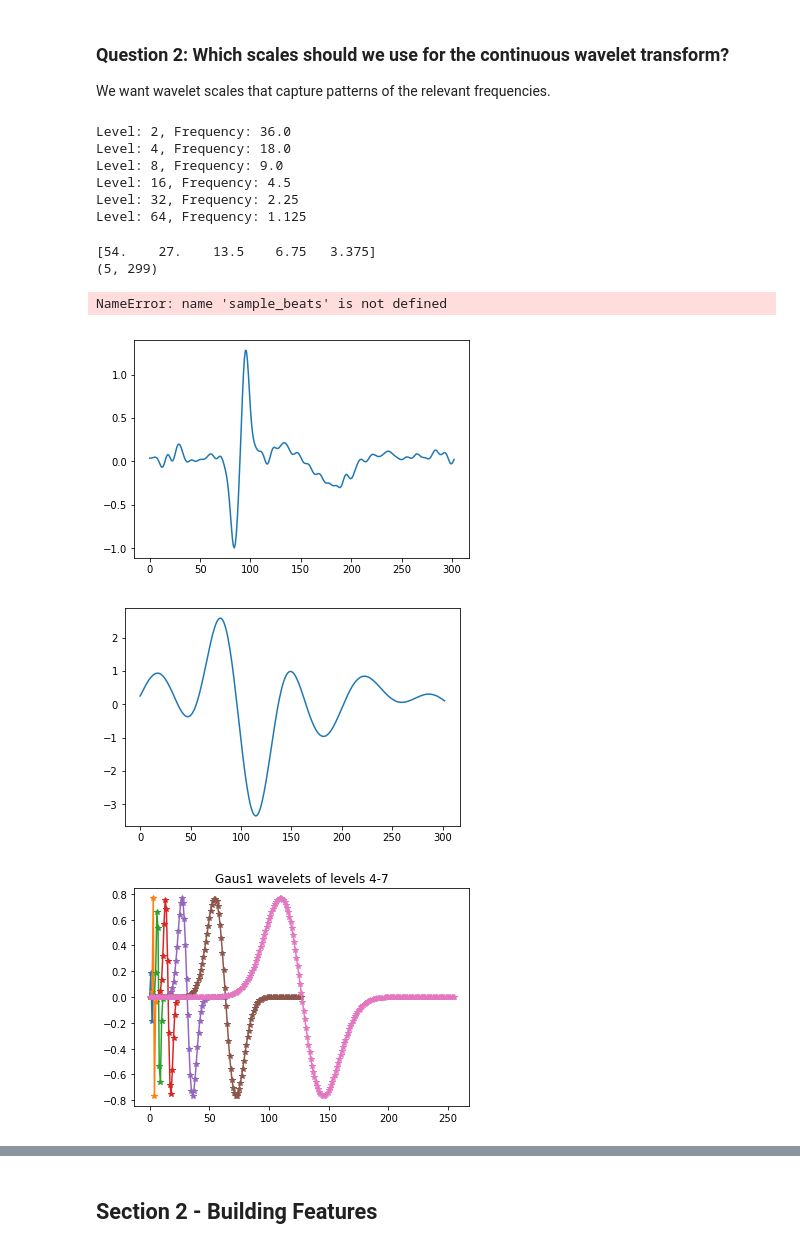
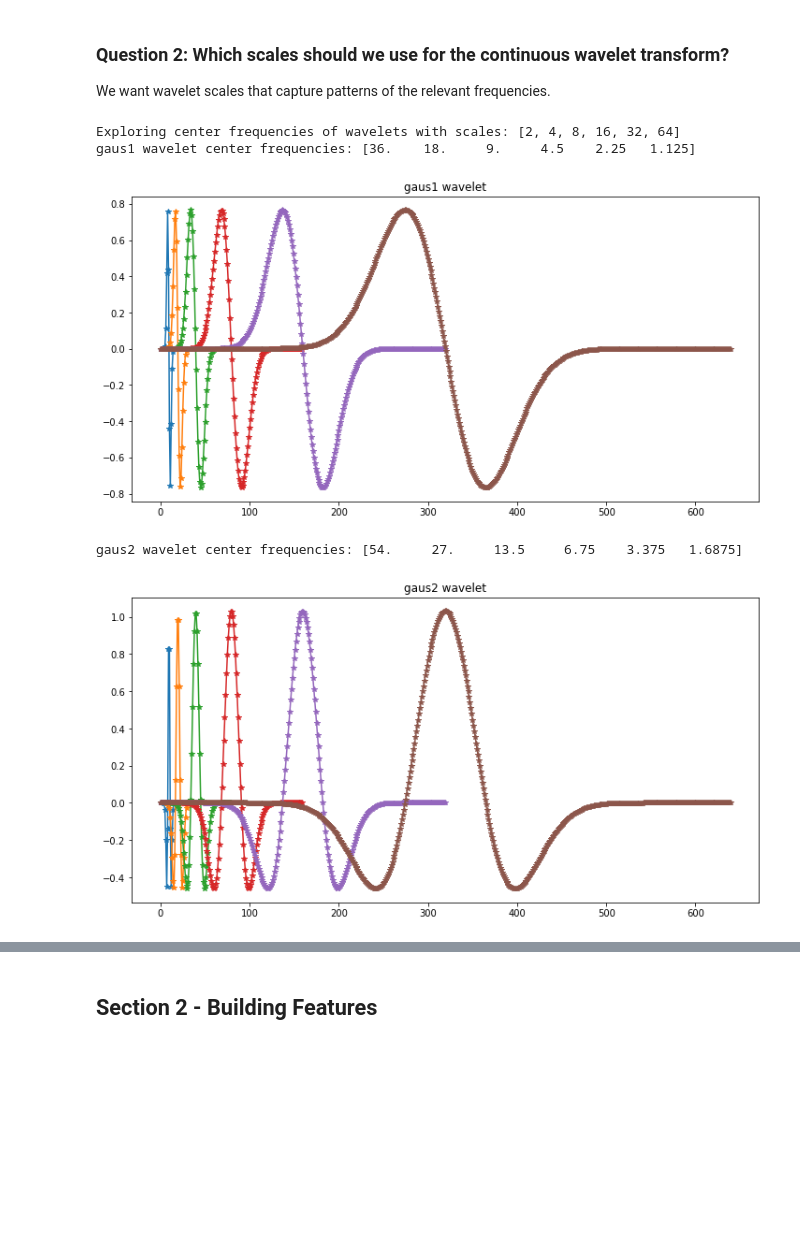
Before and after one commit to cx1111/beat-classifier, a Jupyter notebook: analysis/1-wavelets.ipynb, the cells around one changed output, grey strips where cells are left out. Cells and saved outputs as stored; diff of their text form; code cells hidden in the pictures; blank space fills up the shorter version.

```diff
--- a/analysis/1-wavelets.ipynb
+++ b/analysis/1-wavelets.ipynb
@@ -7,6 +7,7 @@ https://pywavelets.readthedocs.io/en/latest/ref/index.html
 # %%
 from multiprocessing import Pool, cpu_count
 import os
+import time
 
 import matplotlib.pyplot as plt
 import numpy as np
@@ -20,7 +21,7 @@ from sklearn.model_selection import train_test_split
 import pywt
 import wfdb
 
-from bc.beats import get_beats, get_beat_bank, BEAT_TYPES
+from bc.beats import get_beats, get_beat_bank, BEAT_TYPES, SIG_NAMES
 from bc.io import ann_to_df
 from bc.plot import plot_beat, plot_four_beats
 
@@ -32,4 +33,4 @@ beat_table = pd.read_csv(os.path.join(data_dir, 'beat-types.csv'), dtype={'recor
 beat_table.set_index('record', inplace=True)
 
 fs = 360
-sampling_period = 1/fs
+dt = 1 / fs
@@ -73,11 +76,12 @@ print(pywt.wavelist(kind='continuous'), '\n')
 # %%
 # Plot the continuous wavelet family functions, excluding complex values ones
 for family in pywt.wavelist(kind='continuous'):
-    wavelet = pywt.ContinuousWavelet(family)
-    if not wavelet.complex_cwt:
-        plt.plot(wavelet.wavefun()[0])
-        plt.title(family)
-        plt.show()
+    if family not in ['cmor', 'shan', 'fbsp']:
+        wavelet = pywt.ContinuousWavelet(family)
+        if not wavelet.complex_cwt:
+            plt.plot(wavelet.wavefun(level=8)[0])
+            plt.title(family)
+            plt.show()
 # %% [output]
 [figure]
 [figure]
@@ -114,47 +112,29 @@ We want wavelet scales that capture patterns of the relevant frequencies.
 # %%
 # Regular qrs width is about 0.05s = 0.05 * 360 = 18 samples
 # A period of 0.05s corresponds to 1/.05 = 20Hz
 
+wavelet_types = ['gaus1', 'gaus2']
+scales = [2, 4, 8, 16, 32, 64]
+
+print('Exploring center frequencies of wavelets with scales:', scales)
+for w in wavelet_types:
+    wavelet = pywt.ContinuousWavelet(w)
+    plt.figure(figsize=(12, 6))
+    plt.title('{} wavelet'.format(w))
+    f_centers = pywt.scale2frequency(wavelet=w, scale=scales) / sampling_period
+    print('{} wavelet center frequencies:'.format(w), f_centers)
+#     plt.legend()
+    for s in scales:
+        psi, _ = wavelet.wavefun(length=int((wavelet.upper_bound - wavelet.lower_bound) * s))
+        plt.plot(psi, '*-')
+    plt.show()
+
+# help(wavelet.wavefun)
 # help(pywt.scale2frequency)
-scale = 1
-sampling_period = 1 / 360
-for scale in [2,4,8,16,32,64]:
-    f = pywt.scale2frequency(wavelet='gaus1', scale=scale)/sampling_period
-    print('Level: {}, Frequency: {}'.format(scale, f))
+# help(pywt.cwt)
 # %% [output]
-Level: 2, Frequency: 36.0
-Level: 4, Frequency: 18.0
-Level: 8, Frequency: 9.0
-Level: 16, Frequency: 4.5
-Level: 32, Frequency: 2.25
-Level: 64, Frequency: 1.125
+Exploring center frequencies of wavelets with scales: [2, 4, 8, 16, 32, 64]
+gaus1 wavelet center frequencies: [36.    18.     9.     4.5    2.25   1.125]
+[figure, added]
+gaus2 wavelet center frequencies: [54.     27.     13.5     6.75    3.375   1.6875]
+[figure, added]
-# %%
-print(freqs)
-print(coef.shape)
-# %% [output]
-[54.    27.    13.5    6.75   3.375]
-(5, 299)
-# %%
-coef, freqs = pywt.cwt(data=sample_beats[2][:, 1], scales=[2,4,8,16,32], wavelet=w,
-                       sampling_period=sampling_period)
-# %% [output]
-NameError: name 'sample_beats' is not defined
-# %%
-plt.figure()
-plt.plot(sample_beats[2][:,1])
-plt.show()
-
-plt.figure()
-plt.plot(coef[-1])
-plt.show()
-# %% [output]
-[figure, removed]
-[figure, removed]
-# %%
-wavelet = pywt.ContinuousWavelet('gaus1')
-for level in [2, 3, 4, 5, 6, 7, 8]:
-    plt.plot(wavelet.wavefun(level=level)[0], '*-')
-    plt.title('Gaus1 wavelets of levels 4-7')
-plt.show()
-# %% [output]
-[figure, removed]
```
Also changed, not shown: parts of 31 cells of this notebook, 3 other files.
